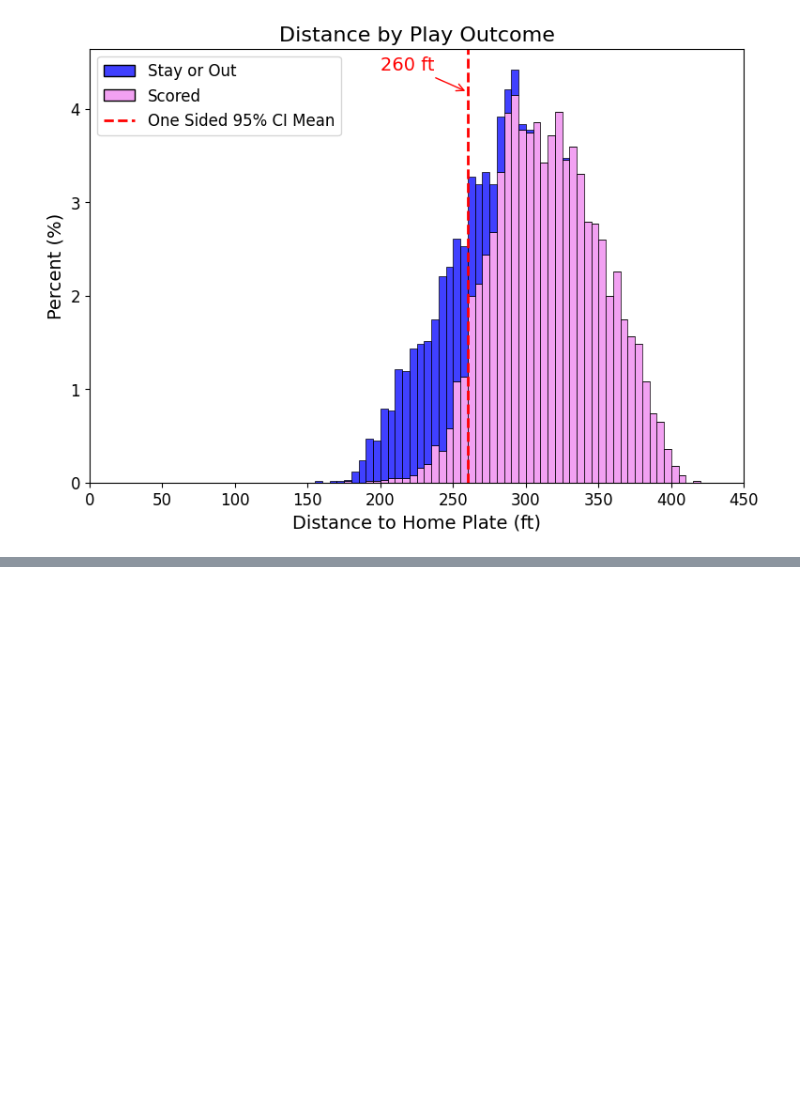
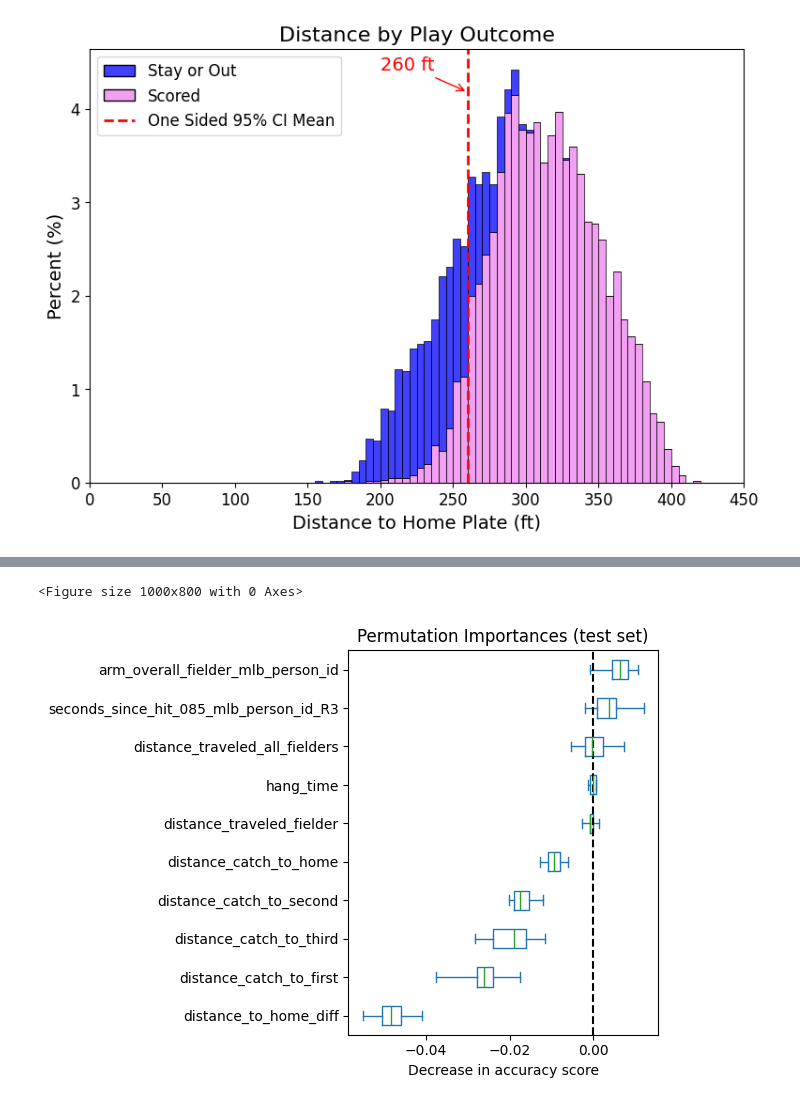
Before and after one commit to Dodgers-Capstone/Sacrifice-Fly-Modeling, a Jupyter notebook: notebooks/eda_censoring.ipynb, the cells around one changed output, grey strips where cells are left out. Cells and saved outputs as stored; diff of their text form; code cells hidden in the pictures; blank space fills up the shorter version.

```diff
--- a/notebooks/eda_censoring.ipynb
+++ b/notebooks/eda_censoring.ipynb
@@ -459,0 +623,18 @@ plt.show()
+# %%
+sorted_importances_idx = result.importances_mean.argsort()
+
+importances = pd.DataFrame(
+    result.importances[sorted_importances_idx].T,
+    columns=X_test.columns[sorted_importances_idx], # X_test should have .columns
+)
+
+plt.figure(figsize=(10, 8)) # Adjust figure size as needed
+ax = importances.plot.box(vert=False, whis=10)
+ax.set_title("Permutation Importances (test set)")
+ax.axvline(x=0, color="k", linestyle="--")
+ax.set_xlabel("Decrease in accuracy score") # Assumes default 'accuracy' scoring
+ax.figure.tight_layout() # Use ax.figure to access the figure object
+plt.show()
+# %% [output]
+<Figure size 1000x800 with 0 Axes>
+[figure, added]
```
Also changed, not shown: parts of 13 cells of this notebook, 5 other files.
